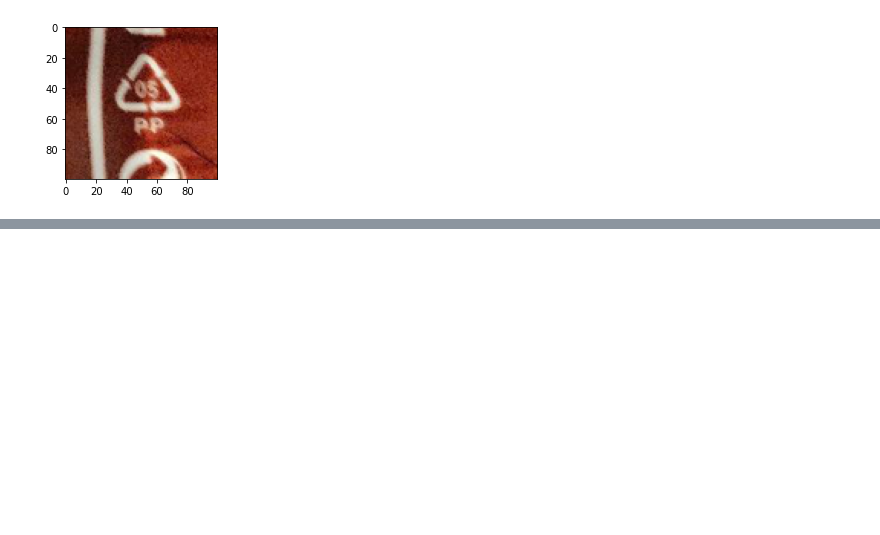
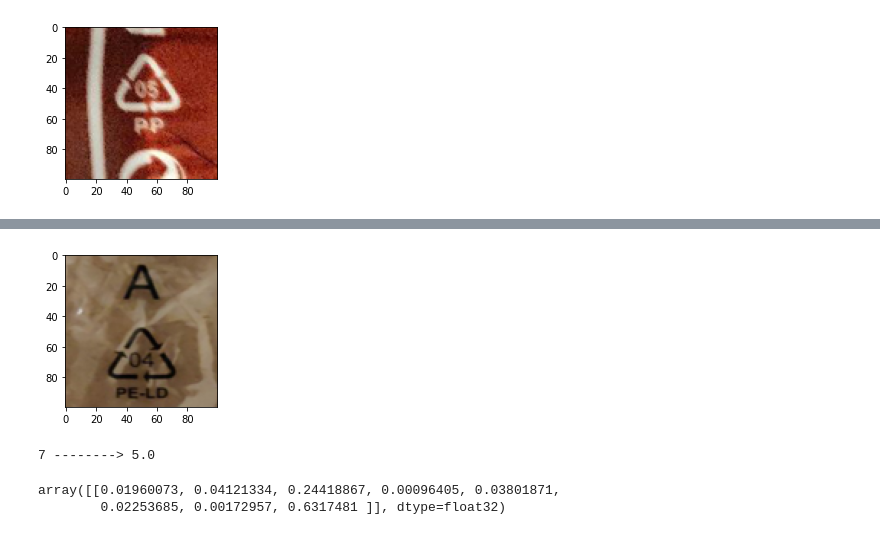
Before and after one commit to gorky22/number_recognition, a Jupyter notebook: transfer.ipynb, the cells around one changed output, grey strips where cells are left out. Cells and saved outputs as stored; diff of their text form; code cells hidden in the pictures; blank space fills up the shorter version.

```diff
--- a/transfer.ipynb
+++ b/transfer.ipynb
@@ -143,0 +201,15 @@ prediction
+# %%
+def procces_img(path):
+    img_tmp = Image.open(path).resize((resolution[0],resolution[1]))
+    return np.array(img_tmp).astype('uint8')
+
+img = procces_img('test/Screenshot 2023-01-16 130034.jpg')
+plot_img(img)
+prediction = model.predict(img.reshape((-1, resolution[0], resolution[1], resolution[2])))
+print(f'{get_result(prediction)} --------> {test["y"][counter]}' )
+prediction
+# %% [output]
+[figure, added]
+7 --------> 5.0
+array([[0.01960073, 0.04121334, 0.24418867, 0.00096405, 0.03801871,
+        0.02253685, 0.00172957, 0.6317481 ]], dtype=float32)
```
Also changed, not shown: parts of 6 cells of this notebook, 4 other files.
